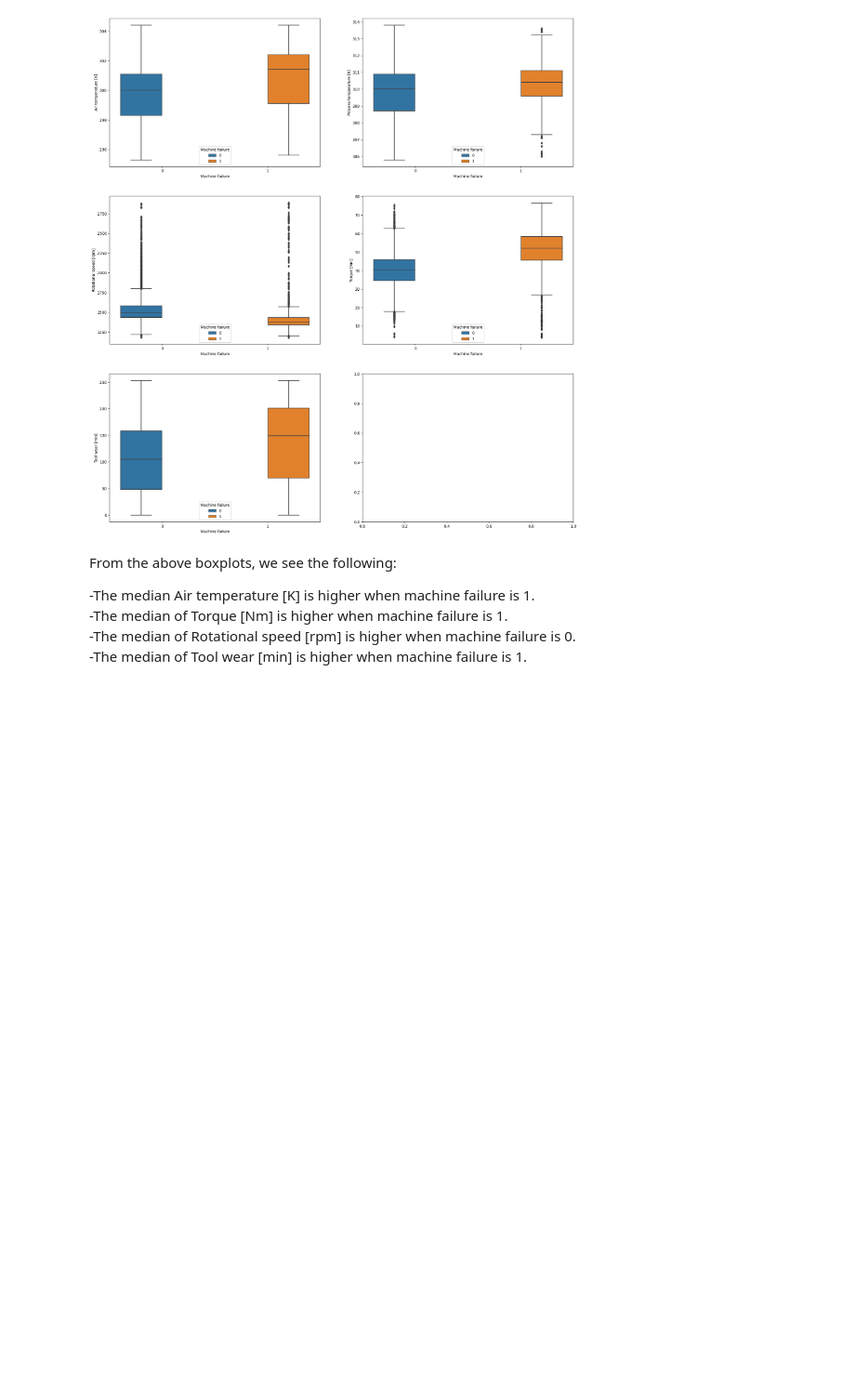
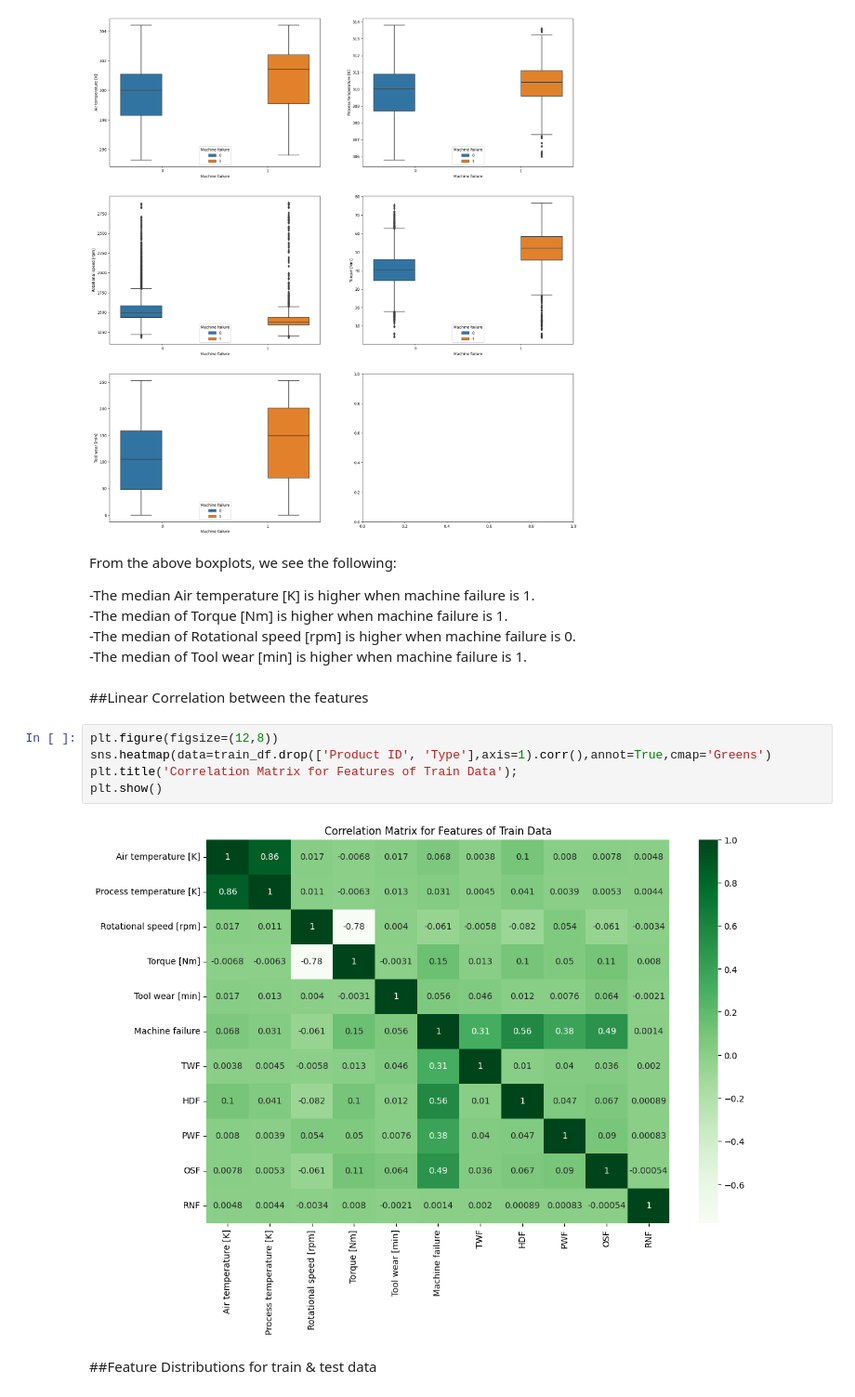
Before and after one commit to MT121201/Binary-Classification_of_Machine_Failures, a Jupyter notebook: Machine_Failures.ipynb, the cells around one changed output. Shown at 93% size. Cells and saved outputs as stored; diff of their text form; blank space fills up the shorter version.

```diff
--- a/Machine_Failures.ipynb
+++ b/Machine_Failures.ipynb
@@ -116,3 +115,14 @@ From the above boxplots, we see the following:
 -The median of Torque [Nm] is higher when machine failure is 1.\
 -The median of Rotational speed [rpm] is higher when machine failure is 0.\
 -The median of Tool wear [min] is higher when machine failure is 1.
+# %% [markdown]
+##Linear Correlation between the features
+# %%
+plt.figure(figsize=(12,8))
+sns.heatmap(data=train_df.drop(['Product ID', 'Type'],axis=1).corr(),annot=True,cmap='Greens')
+plt.title('Correlation Matrix for Features of Train Data');
+plt.show()
+# %% [output]
+[figure, added]
+# %% [markdown]
+##Feature Distributions for train & test data
```
Also changed, not shown: parts of 18 cells of this notebook.
